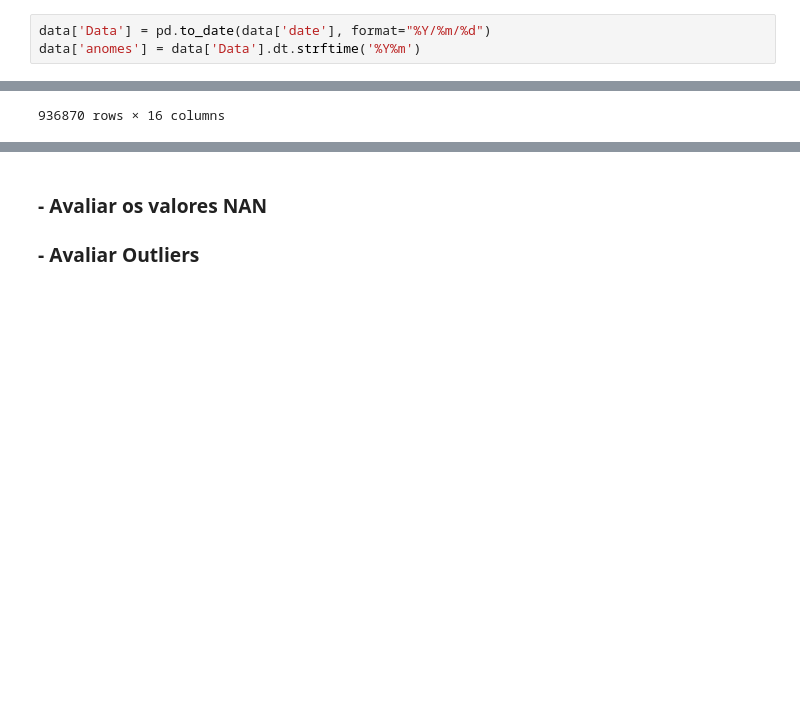
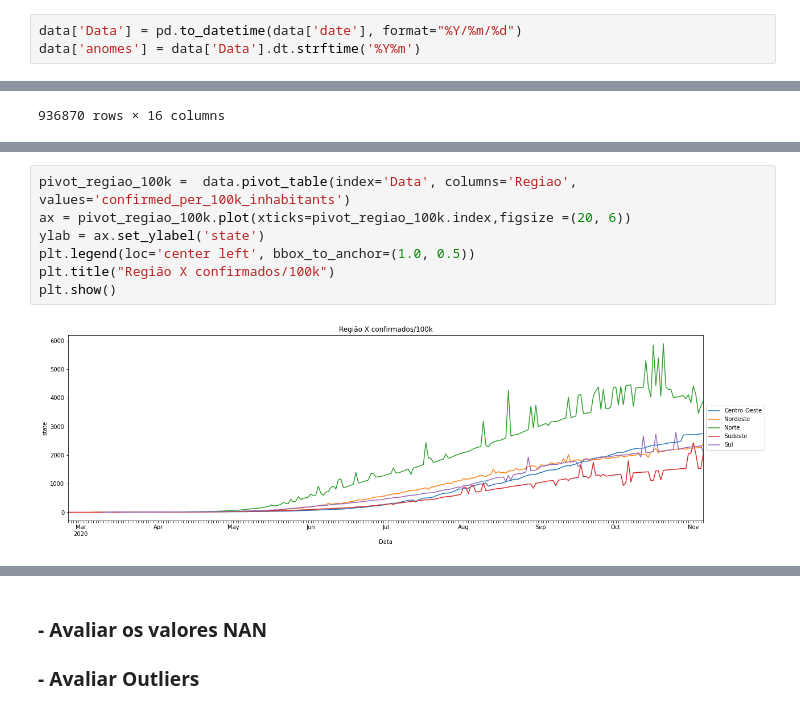
Before and after one commit to Kensawa94/Portifolio-Alura, a Jupyter notebook: Desafios/Desafio_modulo_1/Desafio_1_COVID.ipynb, the cells around one changed output, grey strips where cells are left out. Cells and saved outputs as stored; diff of their text form; blank space fills up the shorter version.

Commit message:
Primeiras visualizações
Colocados os Dataframes em Pivot Table
Trabalhando com a melhor visualização dos dados

```diff
--- a/Desafios/Desafio_modulo_1/Desafio_1_COVID.ipynb
+++ b/Desafios/Desafio_modulo_1/Desafio_1_COVID.ipynb
@@ -11,7 +11,7 @@ data = pd.read_csv('/content/drive/My Drive/Bootcamp_ALURA/Portifolio-Alura/Desa
 # %% [markdown]
   ### - Transformar o campo data em tipo Date
 # %%
-data['Data'] = pd.to_date(data['date'], format="%Y/%m/%d")
+data['Data'] = pd.to_datetime(data['date'], format="%Y/%m/%d")
 data['anomes'] = data['Data'].dt.strftime('%Y%m')
 # %% [markdown]
 ### - Adicionando um campo de região
@@ -162,0 +158,9 @@ KeyError: ignored
+# %%
+pivot_regiao_100k =  data.pivot_table(index='Data', columns='Regiao', values='confirmed_per_100k_inhabitants')
+ax = pivot_regiao_100k.plot(xticks=pivot_regiao_100k.index,figsize =(20, 6))
+ylab = ax.set_ylabel('state')
+plt.legend(loc='center left', bbox_to_anchor=(1.0, 0.5))
+plt.title("Região X confirmados/100k")
+plt.show()
+# %% [output]
+[figure, added]
```
Also changed, not shown: parts of 8 cells of this notebook.
